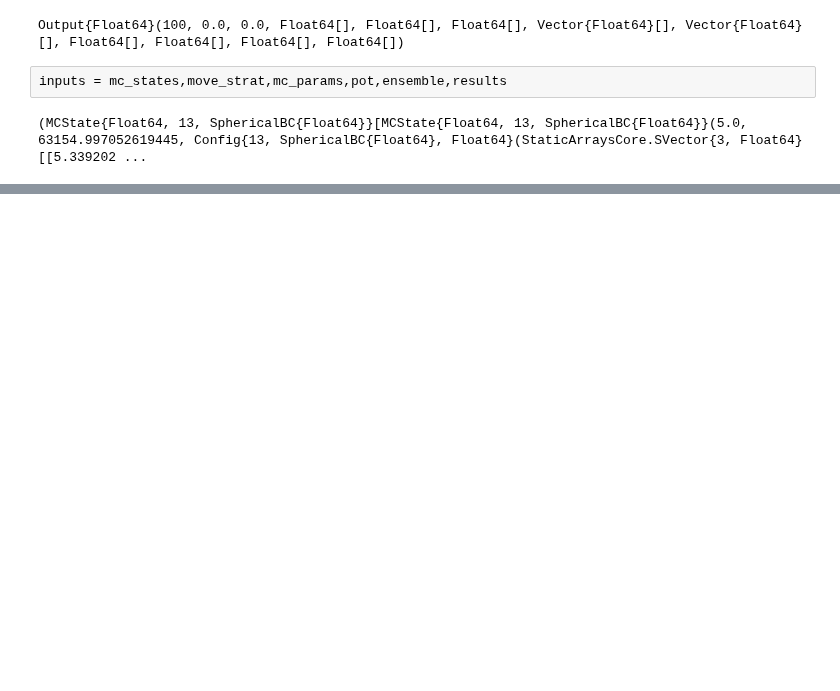
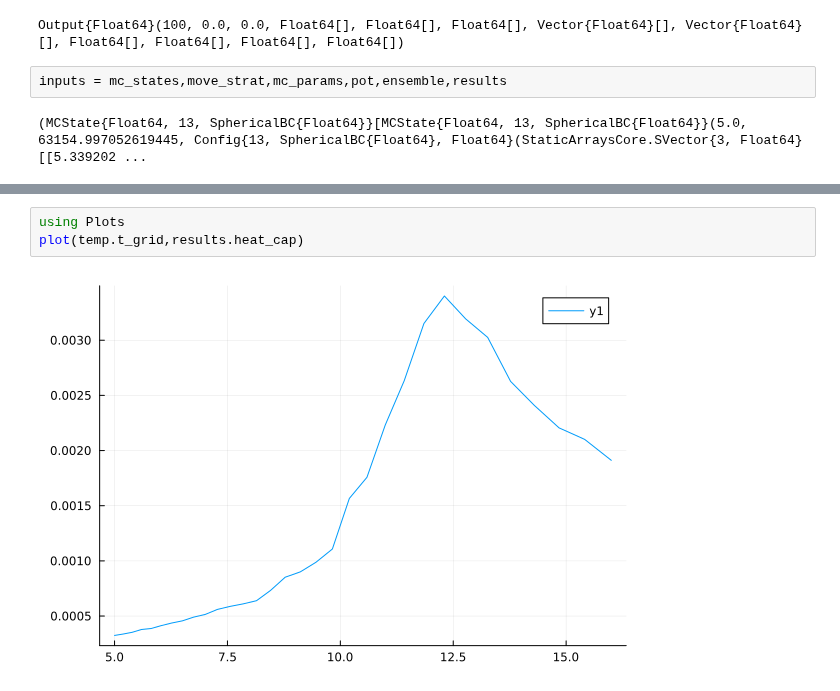
Before and after one commit to ElkePahl/ParallelTemperingMonteCarlo.jl, a Jupyter notebook: scripts/newversion.ipynb, the cells around one changed output, grey strips where cells are left out. Saved outputs shown, nothing was run; the diff lists cells and outputs as text; blank space fills up the shorter version.

```diff
--- a/scripts/newversion.ipynb
+++ b/scripts/newversion.ipynb
@@ -95,0 +100,5 @@ UndefVarError: UndefVarError: pot not defined
+# %%
+using Plots
+plot(temp.t_grid,results.heat_cap)
+# %% [output]
+[figure, added]
```
Also changed, not shown: parts of 4 cells of this notebook, 1 other file.
